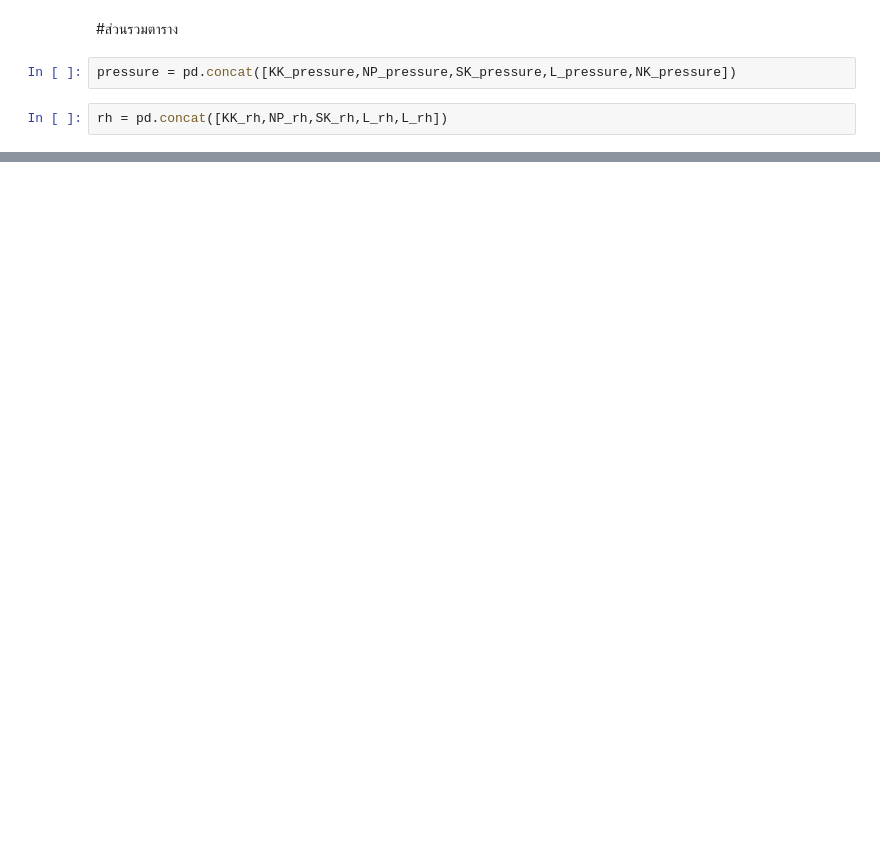
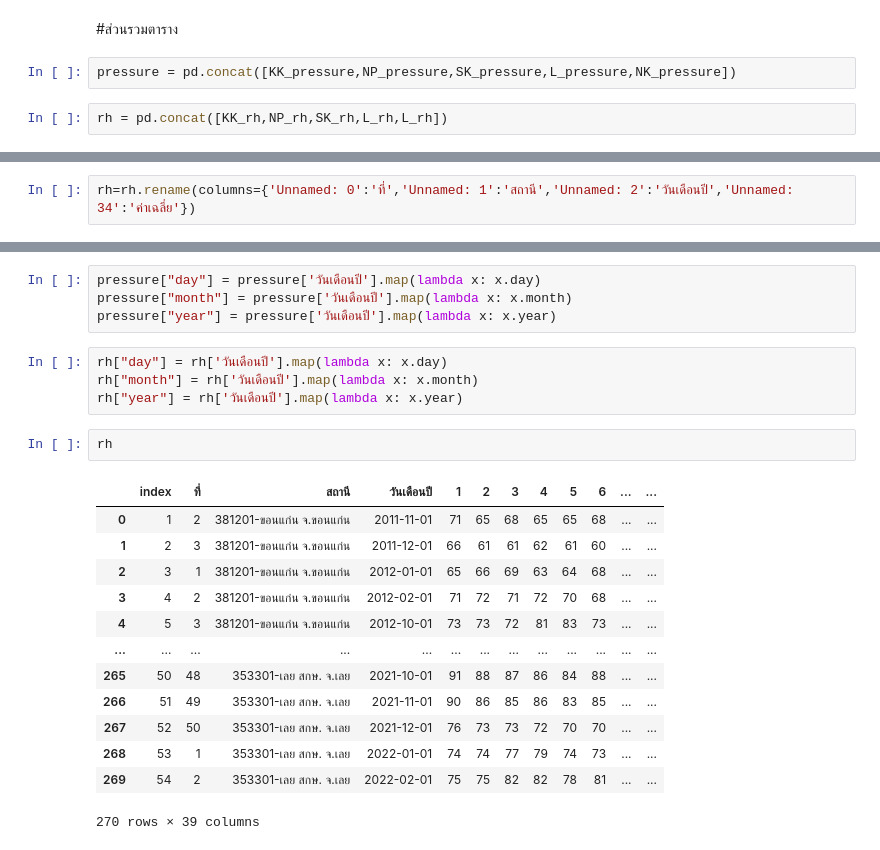
Before and after one commit to sucheerarighthere/bsc_dpdm22, a Jupyter notebook: QUIZ.ipynb, the cells around one changed output, grey strips where cells are left out. Saved outputs shown, nothing was run; the diff lists cells and outputs as text; blank space fills up the shorter version.

```diff
--- a/QUIZ.ipynb
+++ b/QUIZ.ipynb
@@ -142,0 +225,2 @@ rh
+# %%
+rh=rh.rename(columns={'Unnamed: 0':'ที่','Unnamed: 1':'สถานี','Unnamed: 2':'วันเดือนปี','Unnamed: 34':'ค่าเฉลี่ย'})
@@ -142,0 +254,24 @@ rh
+# %%
+pressure["day"] = pressure['วันเดือนปี'].map(lambda x: x.day)
+pressure["month"] = pressure['วันเดือนปี'].map(lambda x: x.month)
+pressure["year"] = pressure['วันเดือนปี'].map(lambda x: x.year)
+# %%
+rh["day"] = rh['วันเดือนปี'].map(lambda x: x.day)
+rh["month"] = rh['วันเดือนปี'].map(lambda x: x.month)
+rh["year"] = rh['วันเดือนปี'].map(lambda x: x.year)
+# %%
+rh
+# %% [output]
+|  | index | ที่ | สถานี | วันเดือนปี | 1 | 2 | 3 | 4 | 5 | 6 | ... | ... |
+| 0 | 1 | 2 | 381201-ขอนแก่น จ.ขอนแก่น | 2011-11-01 | 71 | 65 | 68 | 65 | 65 | 68 | ... | ... |
+| 1 | 2 | 3 | 381201-ขอนแก่น จ.ขอนแก่น | 2011-12-01 | 66 | 61 | 61 | 62 | 61 | 60 | ... | ... |
+| 2 | 3 | 1 | 381201-ขอนแก่น จ.ขอนแก่น | 2012-01-01 | 65 | 66 | 69 | 63 | 64 | 68 | ... | ... |
+| 3 | 4 | 2 | 381201-ขอนแก่น จ.ขอนแก่น | 2012-02-01 | 71 | 72 | 71 | 72 | 70 | 68 | ... | ... |
+| 4 | 5 | 3 | 381201-ขอนแก่น จ.ขอนแก่น | 2012-10-01 | 73 | 73 | 72 | 81 | 83 | 73 | ... | ... |
+| ... | ... | ... | ... | ... | ... | ... | ... | ... | ... | ... | ... | ... |
+| 265 | 50 | 48 | 353301-เลย สกษ. จ.เลย | 2021-10-01 | 91 | 88 | 87 | 86 | 84 | 88 | ... | ... |
+| 266 | 51 | 49 | 353301-เลย สกษ. จ.เลย | 2021-11-01 | 90 | 86 | 85 | 86 | 83 | 85 | ... | ... |
+| 267 | 52 | 50 | 353301-เลย สกษ. จ.เลย | 2021-12-01 | 76 | 73 | 73 | 72 | 70 | 70 | ... | ... |
+| 268 | 53 | 1 | 353301-เลย สกษ. จ.เลย | 2022-01-01 | 74 | 74 | 77 | 79 | 74 | 73 | ... | ... |
+| 269 | 54 | 2 | 353301-เลย สกษ. จ.เลย | 2022-02-01 | 75 | 75 | 82 | 82 | 78 | 81 | ... | ... |
+270 rows × 39 columns
```
Also changed, not shown: parts of 72 cells of this notebook.
